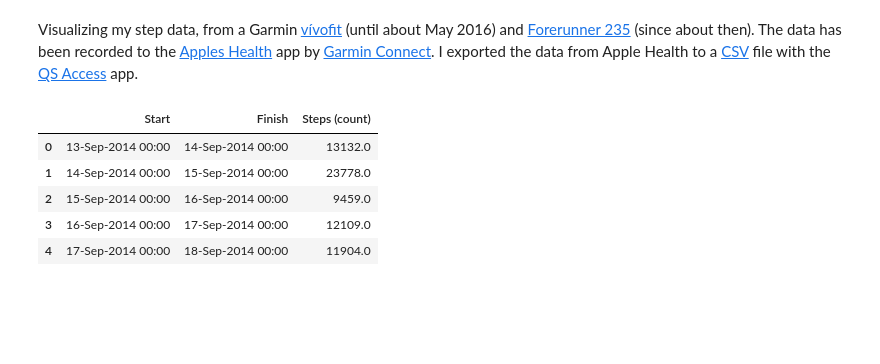
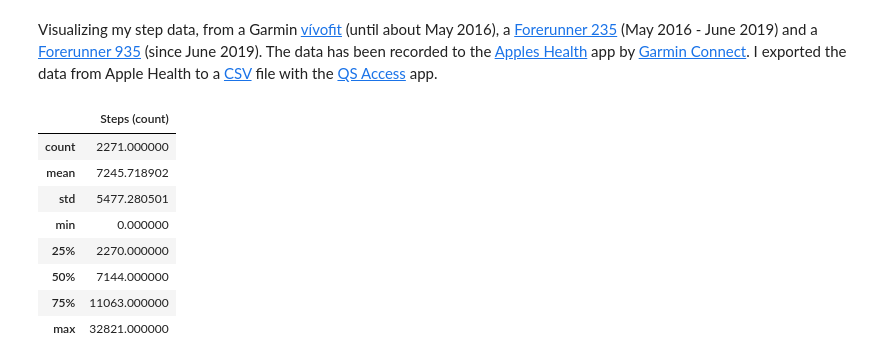
Before and after one commit to habi/steps, a Jupyter notebook: StepData.ipynb, the cells around one changed output. Cells and saved outputs as stored; diff of their text form; code cells hidden in the pictures; blank space fills up the shorter version.

```diff
--- a/StepData.ipynb
+++ b/StepData.ipynb
@@ -1,5 +1,5 @@
 # %% [markdown]
-Visualizing my step data, from a Garmin [vívofit](https://buy.garmin.com/en-US/US/p/143405) (until about May 2016) and [Forerunner 235](https://buy.garmin.com/en-US/US/p/529988) (since about then).
+Visualizing my step data, from a Garmin [vívofit](https://buy.garmin.com/en-US/US/p/143405) (until about May 2016),  a [Forerunner 235](https://buy.garmin.com/en-US/US/p/529988) (May 2016 - June 2019) and a [Forerunner 935](https://buy.garmin.com/en-US/US/p/564291) (since June 2019).
 The data has been recorded to the [Apples Health](https://www.apple.com/ios/health/) app by [Garmin Connect](https://connect.garmin.com/).
 I exported the data from Apple Health to a [CSV](https://en.wikipedia.org/wiki/Comma-separated_values) file with the [QS Access](http://quantifiedself.com/qs-access-app/) app.
 # %%
@@ -19,14 +19,17 @@ plt.rcParams['figure.figsize'] = (16, 9)  # Size up figures a bit
 data = pandas.read_csv('steps.csv')
 # %%
 # How does it look like?
-data.head()
+data.describe()
 # %% [output]
-|  | Start | Finish | Steps (count) |
-| 0 | 13-Sep-2014 00:00 | 14-Sep-2014 00:00 | 13132.0 |
-| 1 | 14-Sep-2014 00:00 | 15-Sep-2014 00:00 | 23778.0 |
-| 2 | 15-Sep-2014 00:00 | 16-Sep-2014 00:00 | 9459.0 |
-| 3 | 16-Sep-2014 00:00 | 17-Sep-2014 00:00 | 12109.0 |
-| 4 | 17-Sep-2014 00:00 | 18-Sep-2014 00:00 | 11904.0 |
+|  | Steps (count) |
+| count | 2271.000000 |
+| mean | 7245.718902 |
+| std | 5477.280501 |
+| min | 0.000000 |
+| 25% | 2270.000000 |
+| 50% | 7144.000000 |
+| 75% | 11063.000000 |
+| max | 32821.000000 |
 # %%
 # Massage data
 data.rename(columns={'Start': 'Date'}, inplace=True)
```
Also changed, not shown: parts of 10 cells of this notebook.
